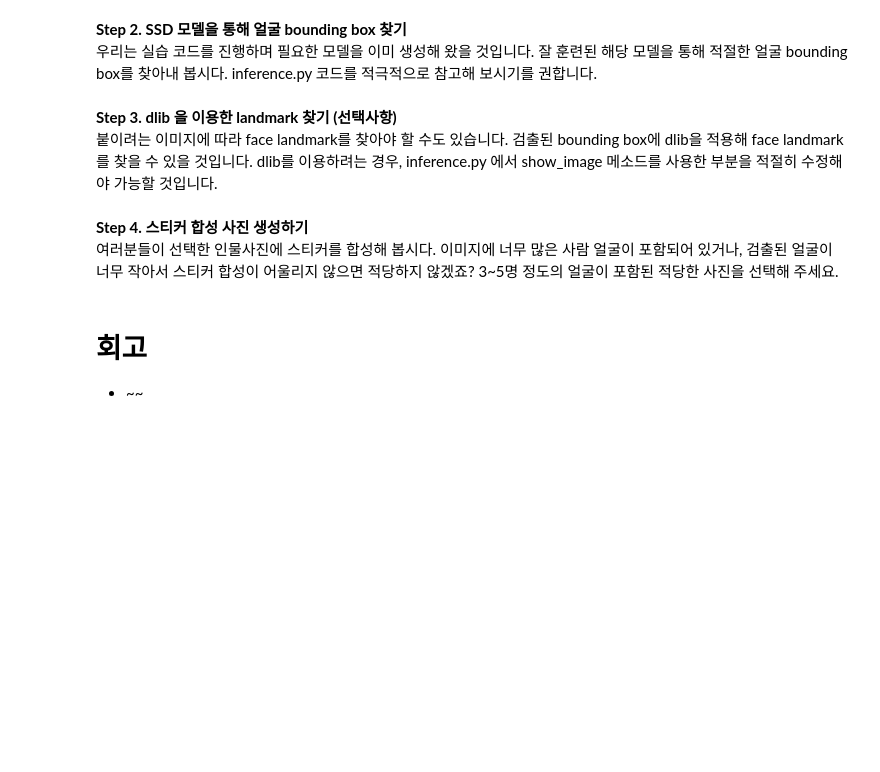
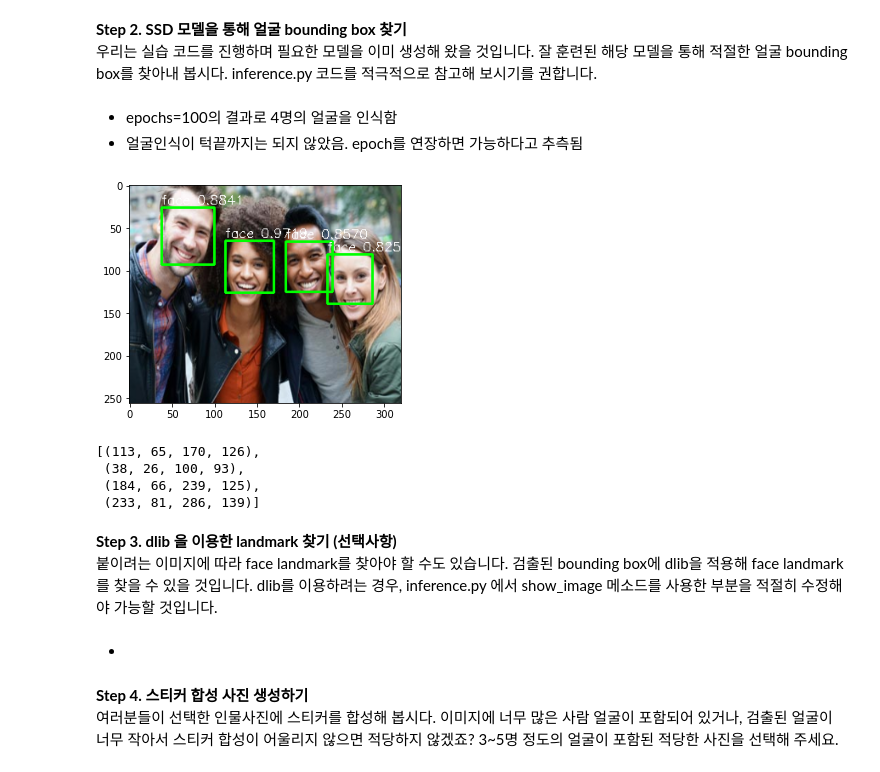
Before and after one commit to inseopbyeon/aiffel_assignment, a Jupyter notebook: 15th(CV)/Face Detection(Project).ipynb, the cells around one changed output. Cells and saved outputs as stored; diff of their text form; code cells hidden in the pictures; blank space fills up the shorter version.

```diff
--- a/15th(CV)/Face Detection(Project).ipynb
+++ b/15th(CV)/Face Detection(Project).ipynb
@@ -1304,6 +1221,8 @@ def draw_box_on_face(img, boxes, classes, scores, box_index, class_list):
         position = (x_min, y_min - 4)
         cv2.putText(img, label, position, cv2.FONT_HERSHEY_SIMPLEX, 0.5, (255, 255, 255))
 
+    return (x_min, y_min, x_max, y_max)
+
 print('슝=3')
 # %% [output]
 슝=3
@@ -1344,13 +1236,51 @@ plt.show()
 # %% [markdown]
 **Step 2. SSD 모델을 통해 얼굴 bounding box 찾기**
 우리는 실습 코드를 진행하며 필요한 모델을 이미 생성해 왔을 것입니다. 잘 훈련된 해당 모델을 통해 적절한 얼굴 bounding box를 찾아내 봅시다. inference.py 코드를 적극적으로 참고해 보시기를 권합니다.
+# %% [markdown]
+* epochs=100의 결과로 4명의 얼굴을 인식함
+* 얼굴인식이 턱끝까지는 되지 않았음. epoch를 연장하면 가능하다고 추측됨
+# %%
+filepath = os.path.join(os.getenv('HOME'), 'aiffel', 'epoch_100_weights.h5')
+model.load_weights(filepath)
+
+TEST_IMAGE_PATH = os.path.join(PROJECT_PATH, 'image_people.png')
+
+img_raw = cv2.imread(TEST_IMAGE_PATH)
+img_raw = cv2.resize(img_raw, (IMAGE_WIDTH, IMAGE_HEIGHT))
+img = np.float32(img_raw.copy())
+
+img = cv2.cvtColor(img, cv2.COLOR_BGR2RGB)
+img, pad_params = pad_input_image(img, max_steps=max(BOX_STEPS))
+img = img / 255.0
+
+boxes = default_box()
+boxes = tf.cast(boxes, tf.float32)
+
+predictions = model.predict(img[np.newaxis, ...])
+
+pred_boxes, labels, scores = parse_predict(predictions, boxes)
+pred_boxes = recover_pad(pred_boxes, pad_params)
+
+box_coords=[]
+for box_index in range(len(pred_boxes)):
+    coords = draw_box_on_face(img_raw, pred_boxes, labels, scores, box_index, IMAGE_LABELS)
+    box_coords.append(coords)
+
+plt.imshow(cv2.cvtColor(img_raw, cv2.COLOR_BGR2RGB))
+plt.show()
+box_coords
+# %% [output]
+[figure, added]
+[(113, 65, 170, 126),
+ (38, 26, 100, 93),
+ (184, 66, 239, 125),
+ (233, 81, 286, 139)]
 # %% [markdown]
 **Step 3. dlib 을 이용한 landmark 찾기 (선택사항)**
 붙이려는 이미지에 따라 face landmark를 찾아야 할 수도 있습니다. 검출된 bounding box에 dlib을 적용해 face landmark를 찾을 수 있을 것입니다.
 dlib를 이용하려는 경우, inference.py 에서 show_image 메소드를 사용한 부분을 적절히 수정해야 가능할 것입니다.
+# %% [markdown]
+-
 # %% [markdown]
 **Step 4. 스티커 합성 사진 생성하기**
 여러분들이 선택한 인물사진에 스티커를 합성해 봅시다. 이미지에 너무 많은 사람 얼굴이 포함되어 있거나, 검출된 얼굴이 너무 작아서 스티커 합성이 어울리지 않으면 적당하지 않겠죠? 3~5명 정도의 얼굴이 포함된 적당한 사진을 선택해 주세요.
-# %% [markdown]
-# 회고
-* ~~
```
Also changed, not shown: parts of 27 cells of this notebook.
